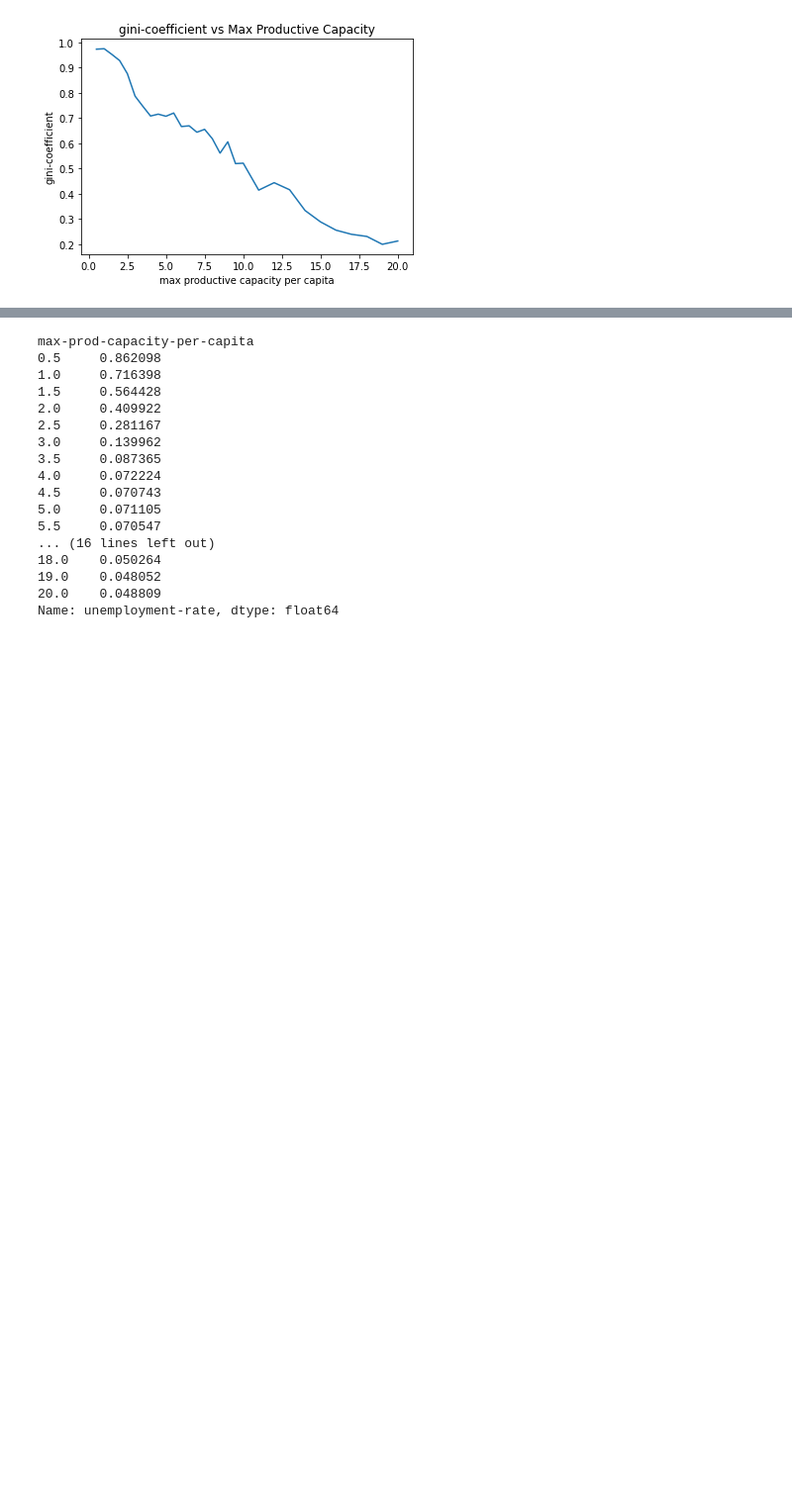
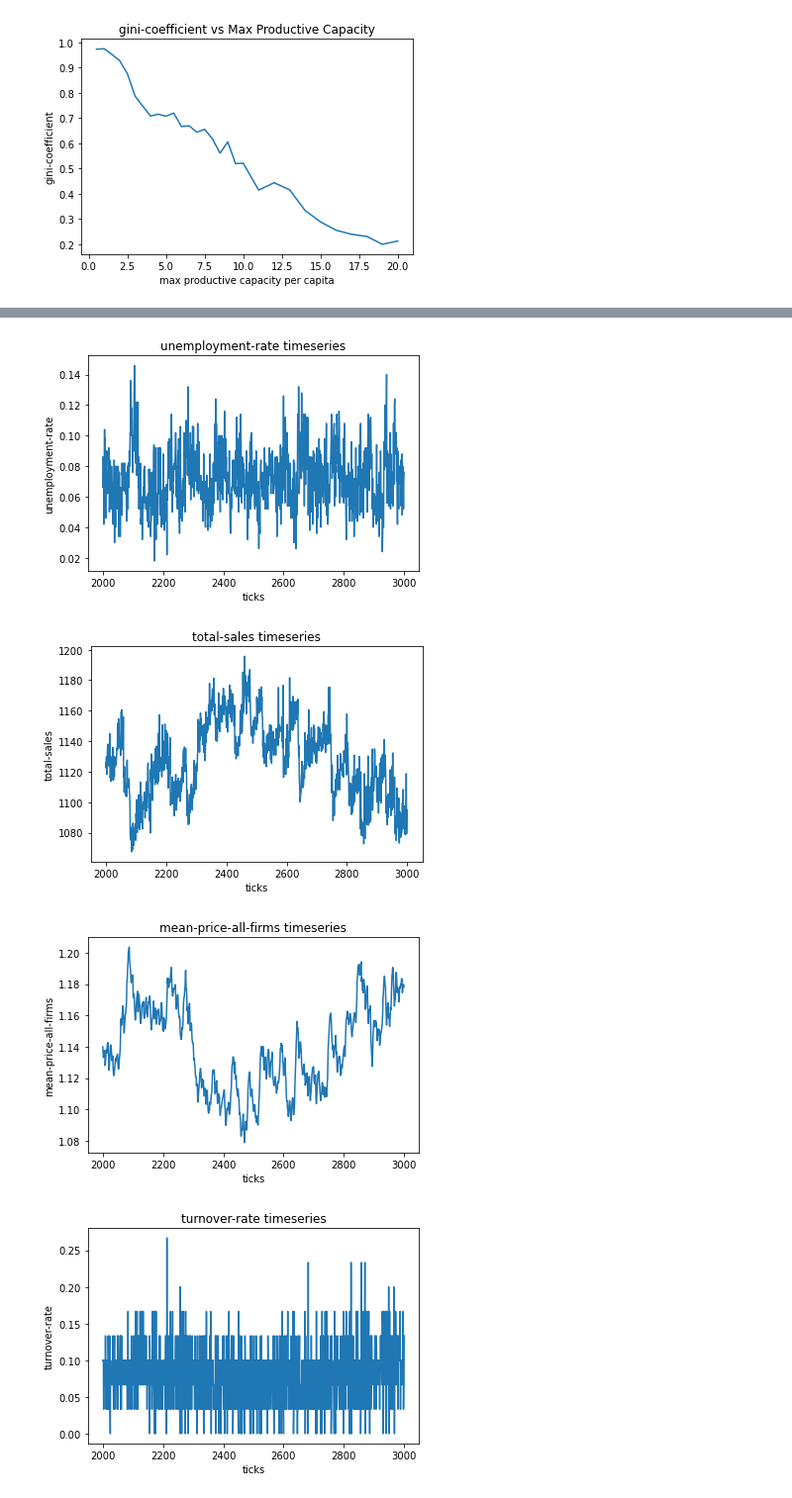
Before and after one commit to jzkelter/tabular-standards, a Jupyter notebook: Experiments/2021.06.23 single PG&CG firm vary prod capacity - linear production/Linear production varying productive capacity.ipynb, the cells around one changed output, grey strips where cells are left out. Shown: that part at 99% size. Saved outputs shown, nothing was run; the diff lists cells and outputs as text; code cells hidden in the pictures; blank space fills up the shorter version.

```diff
--- a/Experiments/2021.06.23 single PG&CG firm vary prod capacity - linear production/Linear production varying productive capacity.ipynb
+++ b/Experiments/2021.06.23 single PG&CG firm vary prod capacity - linear production/Linear production varying productive capacity.ipynb
@@ -50,6 +50,12 @@ Index(['[run number]', 'setup-structure', 'primary-good-prod-function',
        'gini-coefficient'],
       dtype='object')
 # %%
+PLOT_VARS = ['unemployment-rate', 'total-sales', 'mean-price-all-firms',
+       'turnover-rate', 'mean-consumer-demand-not-satisfied', 'bankrupt-firms',
+       'mean-current-profit-all-firms', 'mean-lifetime-profit-all-firms',
+       'mean-age', 'mean-inventories', 'household-wealth-concentration',
+        'household-wealth-variance', 'household-wealth-range', 'gini-coefficient']
+
 def plot_mean_vs_prod_capacity(ladf, var):
     plt.figure()
     plt.plot(ladf.index, ladf[var])
@@ -58,14 +64,19 @@ def plot_mean_vs_prod_capacity(ladf, var):
     plt.title(var + " vs Max Productive Capacity")
 
 def plot_vars_vs_prod_capacity(ladf):
-    variables = ['unemployment-rate', 'total-sales', 'mean-price-all-firms',
-       'turnover-rate', 'mean-consumer-demand-not-satisfied', 'bankrupt-firms',
-       'mean-current-profit-all-firms', 'mean-lifetime-profit-all-firms',
-       'mean-age', 'mean-inventories', 'household-wealth-concentration',
-        'household-wealth-variance', 'household-wealth-range', 'gini-coefficient']
+    for v in PLOT_VARS:
+        plot_mean_vs_prod_capacity(ladf, v)
 
-    for v in variables:
-        plot_mean_vs_prod_capacity(ladf, v)
+def plot_timeseries(ldf, var):
+    plt.figure()
+    plt.plot(ldf['[step]'], ldf[var])
+    plt.xlabel("ticks")
+    plt.ylabel(var)
+    plt.title(var + " timeseries")
+
+def plot_var_timeseries(ldf):
+    for v in PLOT_VARS:
+        plot_timeseries(ldf, v)
 # %% [markdown]
 ## plot mean variables
 # %%
@@ -92,20 +108,8 @@ plot_vars_vs_prod_capacity(adf)
-# %%
-adf["unemployment-rate"]
-# %% [output]
-max-prod-capacity-per-capita
-0.5     0.862098
-1.0     0.716398
-1.5     0.564428
-2.0     0.409922
-2.5     0.281167
-3.0     0.139962
-3.5     0.087365
-4.0     0.072224
-4.5     0.070743
-5.0     0.071105
-5.5     0.070547
-... (16 lines left out)
-18.0    0.050264
-19.0    0.048052
-20.0    0.048809
-Name: unemployment-rate, dtype: float64
+# %%
+tdf = df[df["max-prod-capacity-per-capita"] == 4]
+plot_var_timeseries(tdf)
+# %% [output]
+[figure, added]
+[figure, added]
+[figure, added]
+[figure, added]
```
Also changed, not shown: parts of 3 cells of this notebook, 9 other files.
